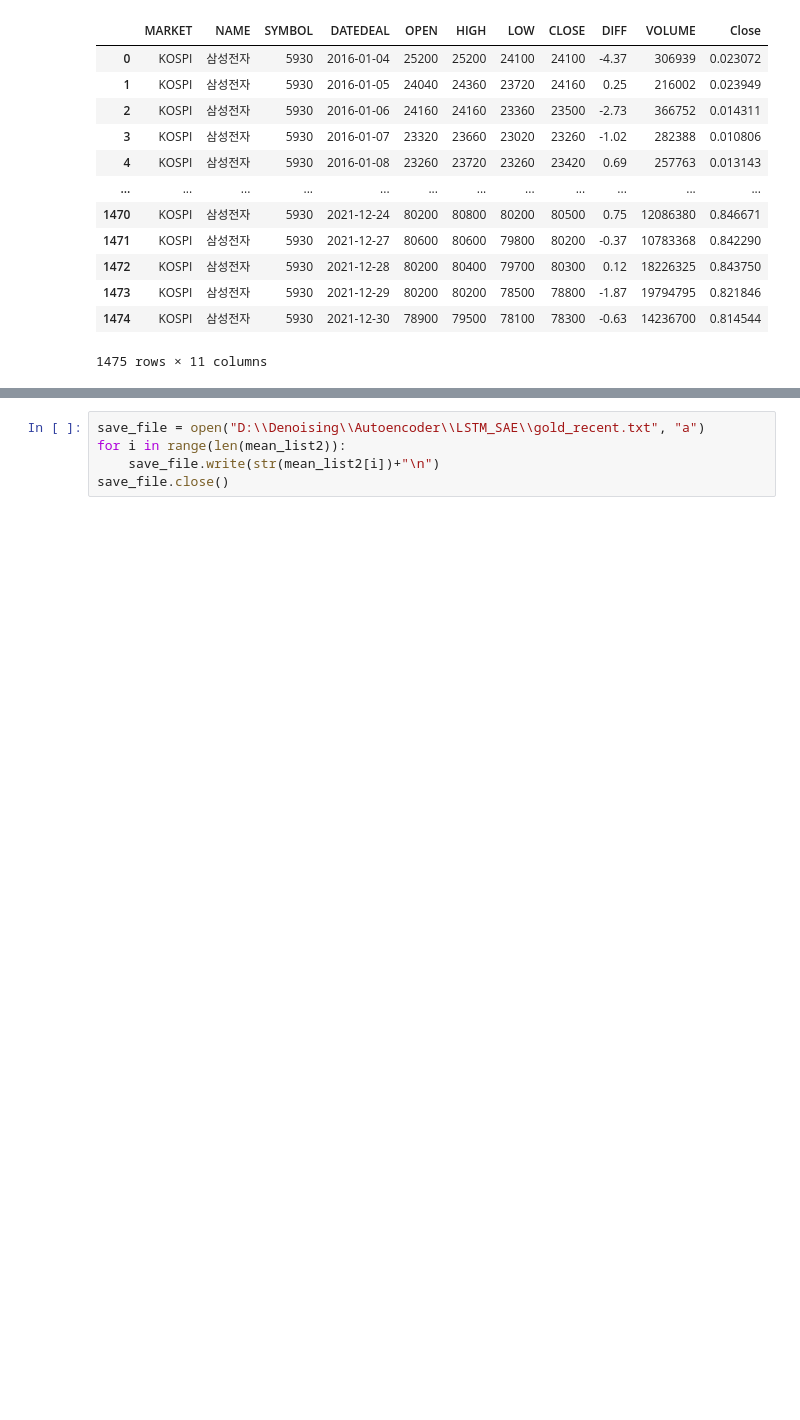
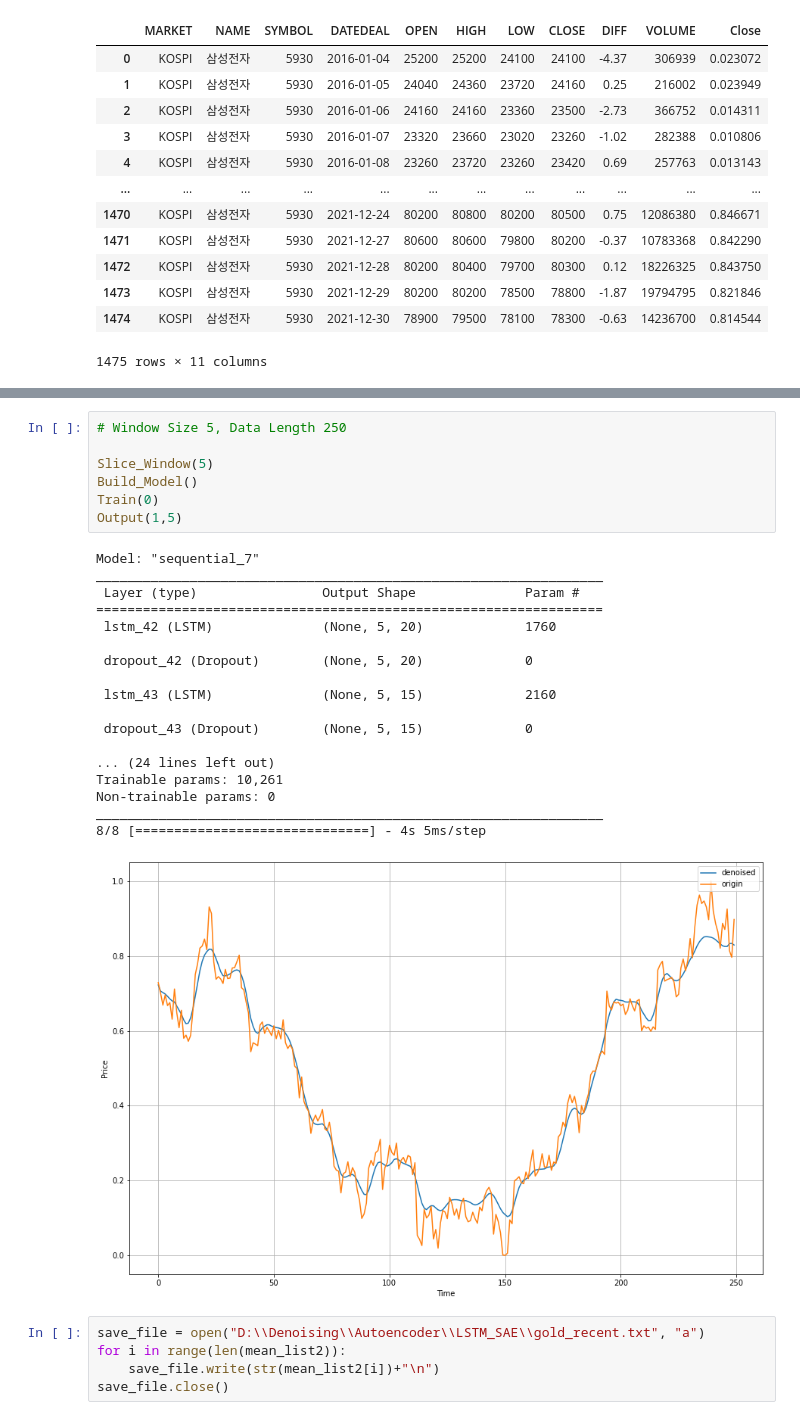
Before and after one commit to rushandgg/LSTM_Stacked_Autoencoder, a Jupyter notebook: LSTM_SAE2.ipynb, the cells around one changed output, grey strips where cells are left out. Cells and saved outputs as stored; diff of their text form; blank space fills up the shorter version.

```diff
--- a/LSTM_SAE2.ipynb
+++ b/LSTM_SAE2.ipynb
@@ -220,3 +243,29 @@ plt.show()
+# %%
+# Window Size 5, Data Length 250
+
+Slice_Window(5)
+Build_Model()
+Train(0)
+Output(1,5)
+# %% [output]
+Model: "sequential_7"
+_________________________________________________________________
+ Layer (type)                Output Shape              Param #
+=================================================================
+ lstm_42 (LSTM)              (None, 5, 20)             1760
+
+ dropout_42 (Dropout)        (None, 5, 20)             0
+
+ lstm_43 (LSTM)              (None, 5, 15)             2160
+
+ dropout_43 (Dropout)        (None, 5, 15)             0
+
+... (24 lines left out)
+Trainable params: 10,261
+Non-trainable params: 0
+_________________________________________________________________
+8/8 [==============================] - 4s 5ms/step
+[figure, added]
 # %%
 save_file = open("D:\\Denoising\\Autoencoder\\LSTM_SAE\\gold_recent.txt", "a")
 for i in range(len(mean_list2)):
```
Also changed, not shown: parts of 7 cells of this notebook, 3 other files.
